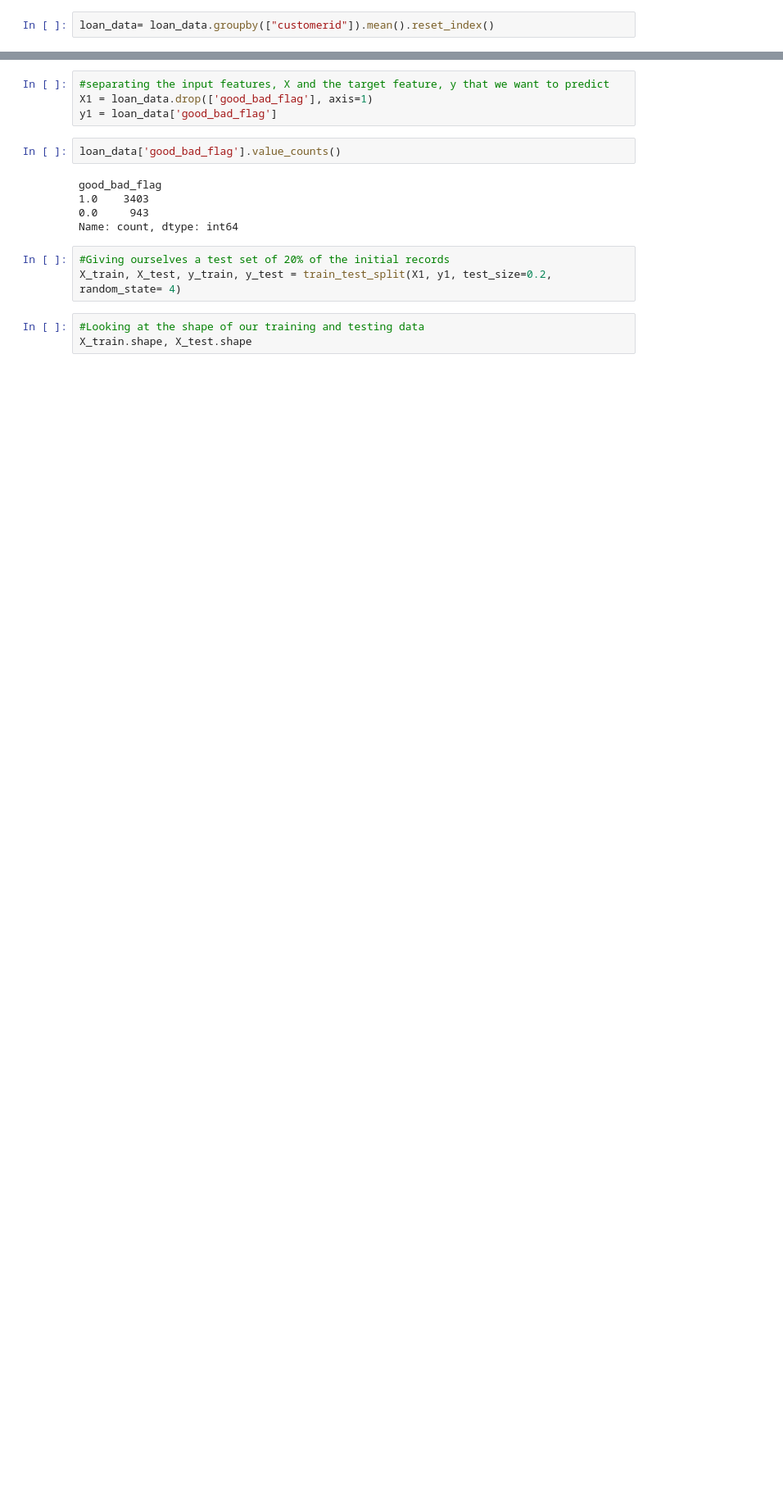
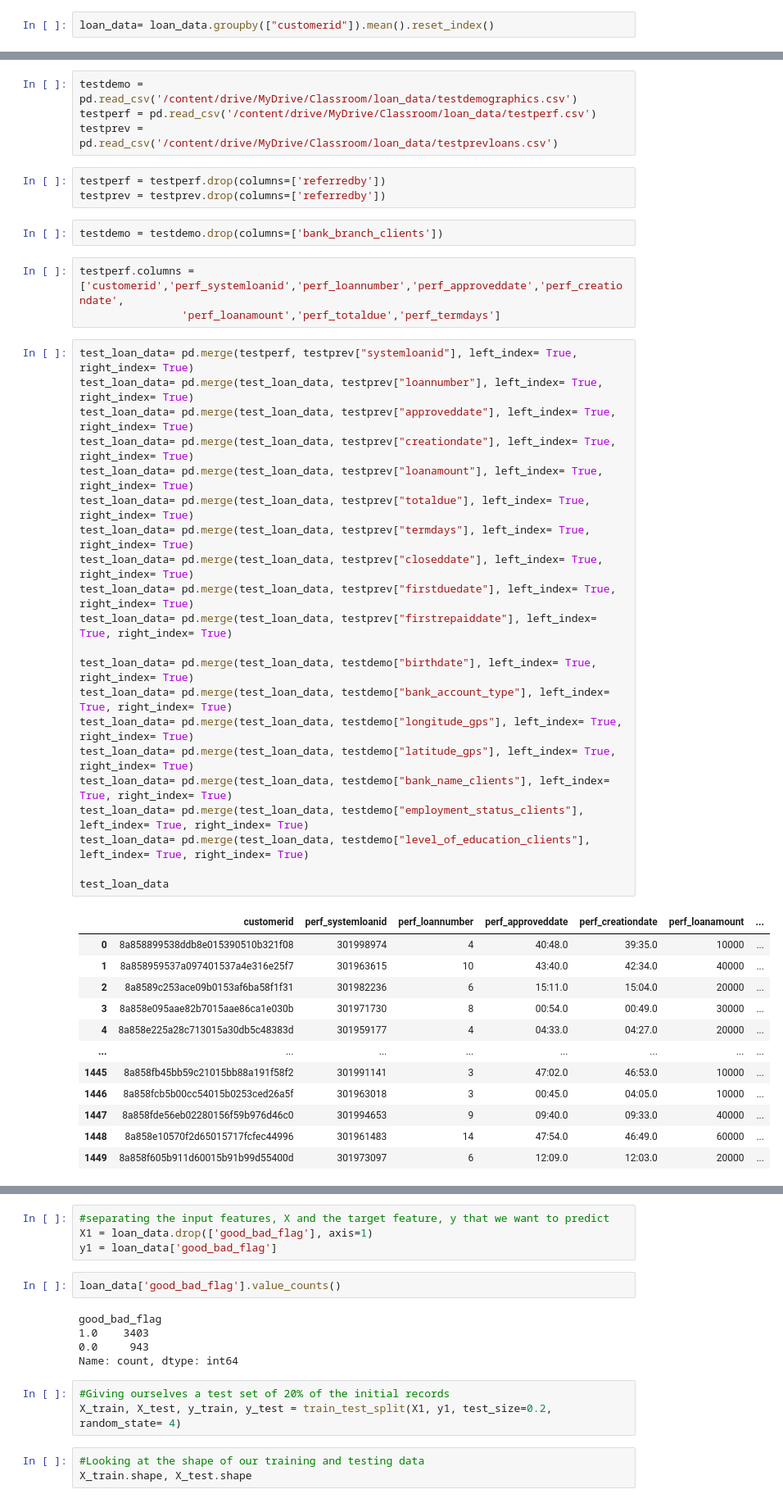
Before and after one commit to kakopo/loan-default-prediction-challenge-group-8, a Jupyter notebook: data_analysis_improved.ipynb, the cells around one changed output, grey strips where cells are left out. Shown at 82% size. Cells and saved outputs as stored; diff of their text form; blank space fills up the shorter version.

```diff
--- a/data_analysis_improved.ipynb
+++ b/data_analysis_improved.ipynb
@@ -264,0 +288,46 @@ loan_data
+# %%
+testdemo = pd.read_csv('/content/drive/MyDrive/Classroom/loan_data/testdemographics.csv')
+testperf = pd.read_csv('/content/drive/MyDrive/Classroom/loan_data/testperf.csv')
+testprev = pd.read_csv('/content/drive/MyDrive/Classroom/loan_data/testprevloans.csv')
+# %%
+testperf = testperf.drop(columns=['referredby'])
+testprev = testprev.drop(columns=['referredby'])
+# %%
+testdemo = testdemo.drop(columns=['bank_branch_clients'])
+# %%
+testperf.columns = ['customerid','perf_systemloanid','perf_loannumber','perf_approveddate','perf_creationdate',
+                'perf_loanamount','perf_totaldue','perf_termdays']
+# %%
+test_loan_data= pd.merge(testperf, testprev["systemloanid"], left_index= True, right_index= True)
+test_loan_data= pd.merge(test_loan_data, testprev["loannumber"], left_index= True, right_index= True)
+test_loan_data= pd.merge(test_loan_data, testprev["approveddate"], left_index= True, right_index= True)
+test_loan_data= pd.merge(test_loan_data, testprev["creationdate"], left_index= True, right_index= True)
+test_loan_data= pd.merge(test_loan_data, testprev["loanamount"], left_index= True, right_index= True)
+test_loan_data= pd.merge(test_loan_data, testprev["totaldue"], left_index= True, right_index= True)
+test_loan_data= pd.merge(test_loan_data, testprev["termdays"], left_index= True, right_index= True)
+test_loan_data= pd.merge(test_loan_data, testprev["closeddate"], left_index= True, right_index= True)
+test_loan_data= pd.merge(test_loan_data, testprev["firstduedate"], left_index= True, right_index= True)
+test_loan_data= pd.merge(test_loan_data, testprev["firstrepaiddate"], left_index= True, right_index= True)
+
+test_loan_data= pd.merge(test_loan_data, testdemo["birthdate"], left_index= True, right_index= True)
+test_loan_data= pd.merge(test_loan_data, testdemo["bank_account_type"], left_index= True, right_index= True)
+test_loan_data= pd.merge(test_loan_data, testdemo["longitude_gps"], left_index= True, right_index= True)
+test_loan_data= pd.merge(test_loan_data, testdemo["latitude_gps"], left_index= True, right_index= True)
+test_loan_data= pd.merge(test_loan_data, testdemo["bank_name_clients"], left_index= True, right_index= True)
+test_loan_data= pd.merge(test_loan_data, testdemo["employment_status_clients"], left_index= True, right_index= True)
+test_loan_data= pd.merge(test_loan_data, testdemo["level_of_education_clients"], left_index= True, right_index= True)
+
+test_loan_data
+# %% [output]
+|  | customerid | perf_systemloanid | perf_loannumber | perf_approveddate | perf_creationdate | perf_loanamount | ... |
+| 0 | 8a858899538ddb8e015390510b321f08 | 301998974 | 4 | 40:48.0 | 39:35.0 | 10000 | ... |
+| 1 | 8a858959537a097401537a4e316e25f7 | 301963615 | 10 | 43:40.0 | 42:34.0 | 40000 | ... |
+| 2 | 8a8589c253ace09b0153af6ba58f1f31 | 301982236 | 6 | 15:11.0 | 15:04.0 | 20000 | ... |
+| 3 | 8a858e095aae82b7015aae86ca1e030b | 301971730 | 8 | 00:54.0 | 00:49.0 | 30000 | ... |
+| 4 | 8a858e225a28c713015a30db5c48383d | 301959177 | 4 | 04:33.0 | 04:27.0 | 20000 | ... |
+| ... | ... | ... | ... | ... | ... | ... | ... |
+| 1445 | 8a858fb45bb59c21015bb88a191f58f2 | 301991141 | 3 | 47:02.0 | 46:53.0 | 10000 | ... |
+| 1446 | 8a858fcb5b00cc54015b0253ced26a5f | 301963018 | 3 | 00:45.0 | 04:05.0 | 10000 | ... |
+| 1447 | 8a858fde56eb02280156f59b976d46c0 | 301994653 | 9 | 09:40.0 | 09:33.0 | 40000 | ... |
+| 1448 | 8a858e10570f2d65015717fcfec44996 | 301961483 | 14 | 47:54.0 | 46:49.0 | 60000 | ... |
+| 1449 | 8a858f605b911d60015b91b99d55400d | 301973097 | 6 | 12:09.0 | 12:03.0 | 20000 | ... |
```
Also changed, not shown: parts of 37 cells of this notebook.
